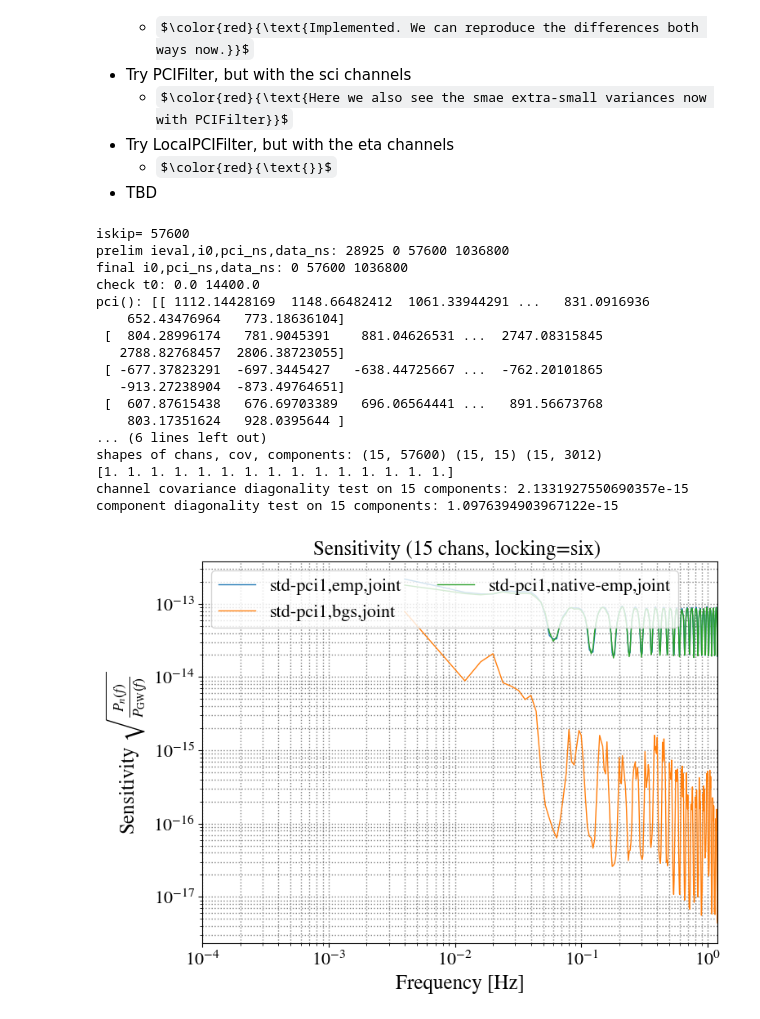
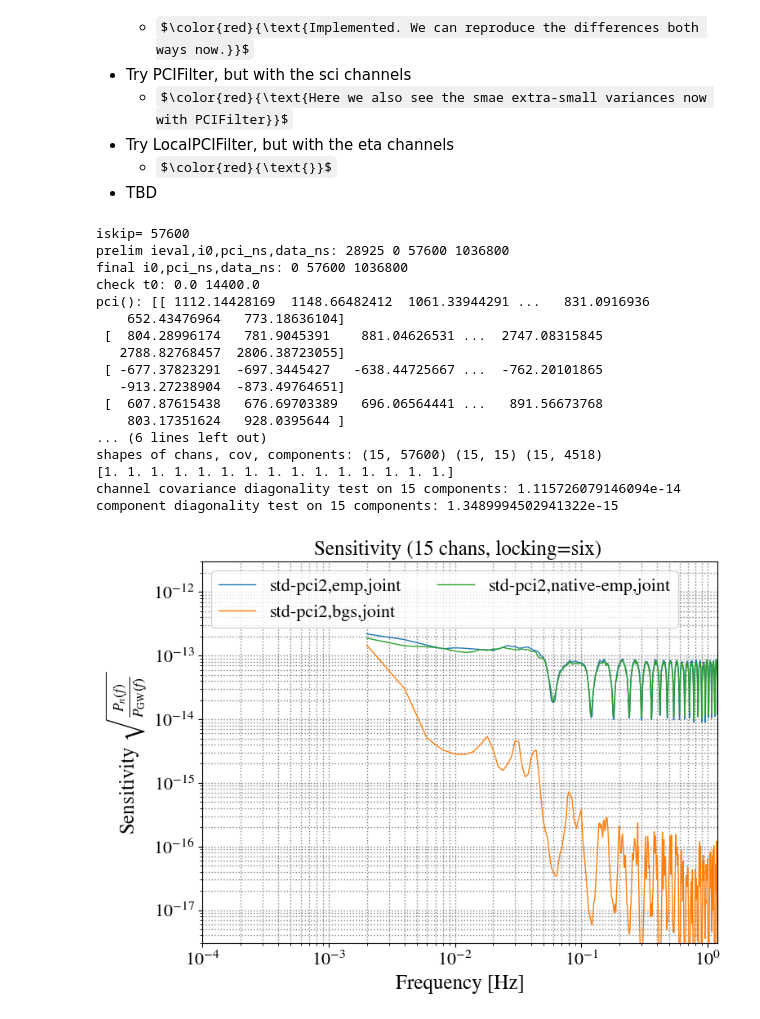
Before and after one commit to eleonoracastelli/pcipy, a Jupyter notebook: notebooks/linear-filter-pci-sensitivity-dev.ipynb, the cells around one changed output. Drawn from its saved outputs; the diff is of its cells as text; code cells hidden in the pictures; some formulas as TeX source.

```diff
--- a/notebooks/linear-filter-pci-sensitivity-dev.ipynb
+++ b/notebooks/linear-filter-pci-sensitivity-dev.ipynb
@@ -221,7 +221,7 @@ ns = int(pci_regard_hours * 3600 * fs)
 Tscale=10
 
 ncompts=15
-orderk=1
+orderk=2
 # %%
 # redo LocalPCIFilter instantiation for more controlled testing:
 
@@ -247,7 +247,7 @@ pci(): [[ 1112.14428169  1148.66482412  1061.33944291 ...   831.0916936
  [  607.87615438   676.69703389   696.06564441 ...   891.56673768
     803.17351624   928.0395644 ]
 ... (6 lines left out)
-shapes of chans, cov, components: (15, 57600) (15, 15) (15, 3012)
+shapes of chans, cov, components: (15, 57600) (15, 15) (15, 4518)
 [1. 1. 1. 1. 1. 1. 1. 1. 1. 1. 1. 1. 1. 1. 1.]
-channel covariance diagonality test on 15 components: 2.1331927550690357e-15
-component diagonality test on 15 components: 1.0976394903967122e-15
+channel covariance diagonality test on 15 components: 1.115726079146094e-14
+component diagonality test on 15 components: 1.3489994502941322e-15
@@ -254,11 +402,19 @@ component diagonality test on 15 components: 1.0976394903967122e-15
 # %%
 welch_kwargs = {"fs": fs,
           "window": 'blackman',
-          "nperseg": 1000,
+          "nperseg": 2000,
           "detrend": 'constant',
           "return_onesided": True,
           "scaling": 'density'}
+welch_kwargs_detrend=dict(welch_args}
+                         )
 welch_kwargs['detrend']=None
+
+welch_kwargs_1k=dict(welch_args)
+welch_kwargs_1k['nperseg']=1000
+
+welch_kwargs_4k=dict(welch_args)
+welch_kwargs_4k['nperseg']=4000
 
 ioff=0
 ytest_n=y_n.get_range(ns*ioff,ns*(1+ioff)+2*nhalf)
@@ -273,14 +429,19 @@ sens_list = []
 #     sensitivity.estimate_sensitivity(pcifilt,ytest_n,orbits=orbits,joint=False,welch_kwargs=welch_kwargs,nsideGWB=nside)
 #    ]]
 sens_list += [['std-pci'+str(orderk)+',emp,joint',
-     sensitivity.estimate_sensitivity_empirically(pcifilt,ytest_n,ytest_gw, strainPSD=2, gw_input_names=make_names(['sci']), joint=True,welch_kwargs=welch_kwargs)
+    sensitivity.estimate_sensitivity_empirically(pcifilt,ytest_n,ytest_gw, strainPSD=2, gw_input_names=make_names(['sci']), joint=True,welch_kwargs=welch_kwargs)
+    ]]
+sens_list += [['std-pci'+str(orderk)+',native-emp,joint',
+     sensitivity.estimate_sensitivity_empirically(None,apply_pci_filter(pcifilt.pci_TEST,ytest_n),apply_pci_filter(pcifilt.pci_TEST,ytest_gw),strainPSD=2,joint=True,welch_kwargs=welch_kwargs)
     ]]
 sens_list += [['std-pci'+str(orderk)+',bgs,joint',
      sensitivity.estimate_sensitivity(pcifilt,ytest_n,orbits=orbits,joint=True,welch_kwargs=welch_kwargs,nsideGWB=nside)
     ]]
-sens_list += [['std-pci'+str(orderk)+',native-emp,joint',
-
-     sensitivity.estimate_sensitivity_empirically(None,apply_pci_filter(pcifilt.pci_TEST,ytest_n),apply_pci_filter(pcifilt.pci_TEST,ytest_gw),strainPSD=2,joint=True,welch_kwargs=welch_kwargs)
+sens_list += [['std-pci'+str(orderk)+',emp,joint',
+    sensitivity.estimate_sensitivity_empirically(pcifilt,ytest_n,ytest_gw, strainPSD=2, gw_input_names=make_names(['sci']), joint=True,welch_kwargs=welch_kwargs)
+    ]]
+sens_list += [['std-pci'+str(orderk)+',bgs-detrend,joint',
+     sensitivity.estimate_sensitivity(pcifilt,ytest_n,orbits=orbits,joint=True,welch_kwargs=welch_kwargs,nsideGWB=nside)
     ]]
 #sens_list += [['std-pci0,nb-bgs,joint',
 #     estimate_sensitivity(pcifilt,ytest_n,orbits=orbits,joint=True,welch_kwargs=welch_kwargs,nsideGWB=nside)
@@ -291,19 +452,19 @@ sens_list += [['std-pci'+str(orderk)+',native-emp,joint',
 # %%
 from pcipy import plotting
 plotting.plotconfig(lbsize=18, lgsize=16)
 _, axes = plt.subplots(1, 1, figsize=(8, 6))
 
 for j in range(len(sens_list)):
     #print(j)
     axes.loglog(sens_list[j][1][0], np.sqrt(sens_list[j][1][1]),
                 linewidth=1, label=sens_list[j][0], rasterized=True)
 axes.legend(loc='upper left', ncol=2)
 axes.set_xlabel("Frequency [Hz]")
 axes.set_ylabel(r"Sensitivity $\sqrt{\frac{P_{n}(f)}{P_{\mathrm{GW}}(f)}}$")
 axes.set_xlim([1e-4, 1.2])
-#axes.set_ylim([3e-19, 1e-13])
+axes.set_ylim([3e-18, 3e-12])
 axes.grid(linewidth=1, which='both', color='gray', linestyle='dotted')
 axes.set_title("Sensitivity ("+str(ncompts)+" chans, locking="+LOCKING+") ")
 plt.show()
 # %% [output]
-[figure, old version]
+[figure, new version]
```
Also changed, not shown: parts of 15 cells of this notebook, 1 other file.
